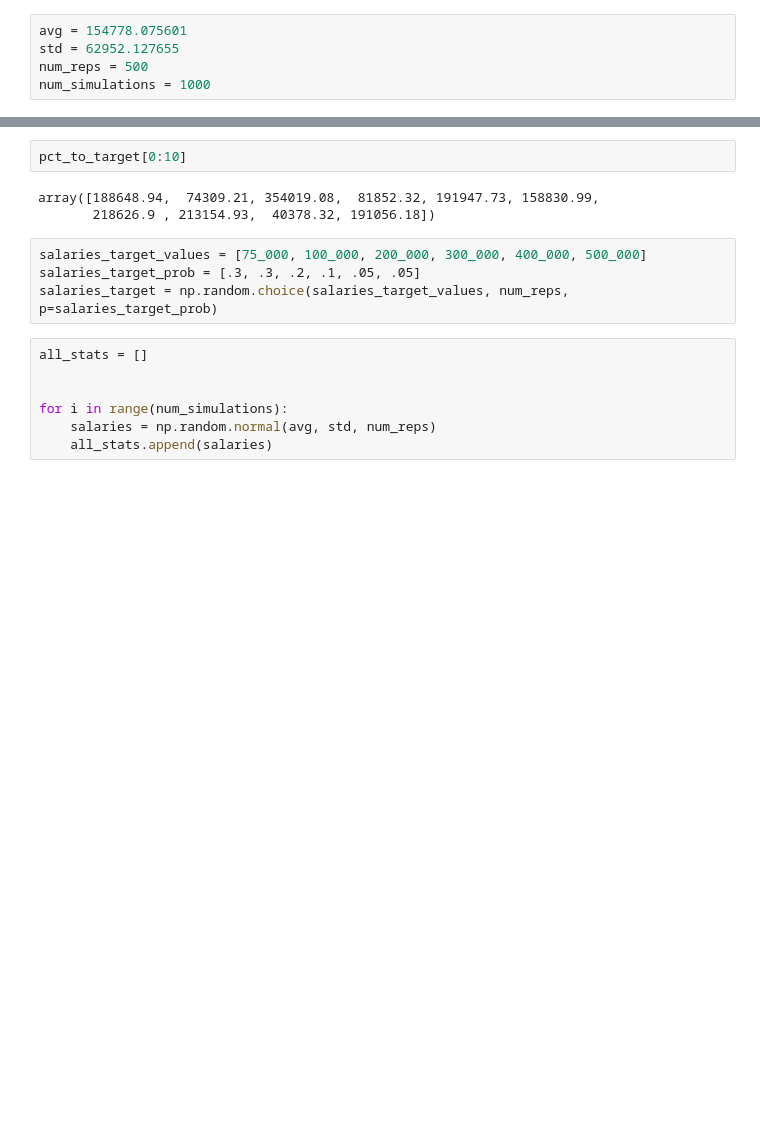
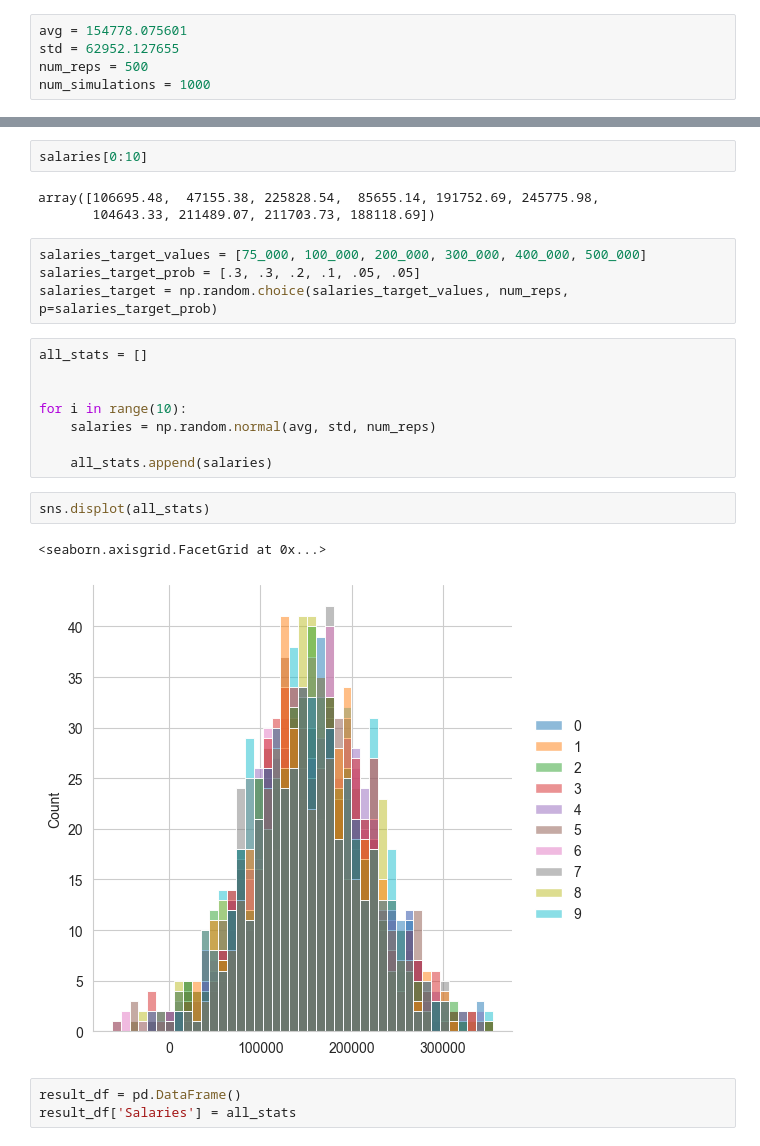
Before and after one commit to yvoievid/intro-to-data-science, a Jupyter notebook: Monte_Carlo_Simulation.ipynb, the cells around one changed output, grey strips where cells are left out. Saved outputs shown, nothing was run; the diff lists cells and outputs as text; blank space fills up the shorter version.

```diff
--- a/Monte_Carlo_Simulation.ipynb
+++ b/Monte_Carlo_Simulation.ipynb
@@ -135,8 +135,8 @@ sns.displot(salaries)
 # %%
-pct_to_target[0:10]
+salaries[0:10]
 # %% [output]
-array([188648.94,  74309.21, 354019.08,  81852.32, 191947.73, 158830.99,
-       218626.9 , 213154.93,  40378.32, 191056.18])
+array([106695.48,  47155.38, 225828.54,  85655.14, 191752.69, 245775.98,
+       104643.33, 211489.07, 211703.73, 188118.69])
 # %%
 salaries_target_values = [75_000, 100_000, 200_000, 300_000, 400_000, 500_000]
 salaries_target_prob = [.3, .3, .2, .1, .05, .05]
@@ -145,6 +145,15 @@ salaries_target = np.random.choice(salaries_target_values, num_reps, p=salaries_
 all_stats = []
 
 
-for i in range(num_simulations):
+for i in range(10):
     salaries = np.random.normal(avg, std, num_reps)
+
     all_stats.append(salaries)
+# %%
+sns.displot(all_stats)
+# %% [output]
+<seaborn.axisgrid.FacetGrid at 0x...>
+[figure, added]
+# %%
+result_df = pd.DataFrame()
+result_df['Salaries'] = all_stats
```
Also changed, not shown: parts of 4 cells of this notebook.
